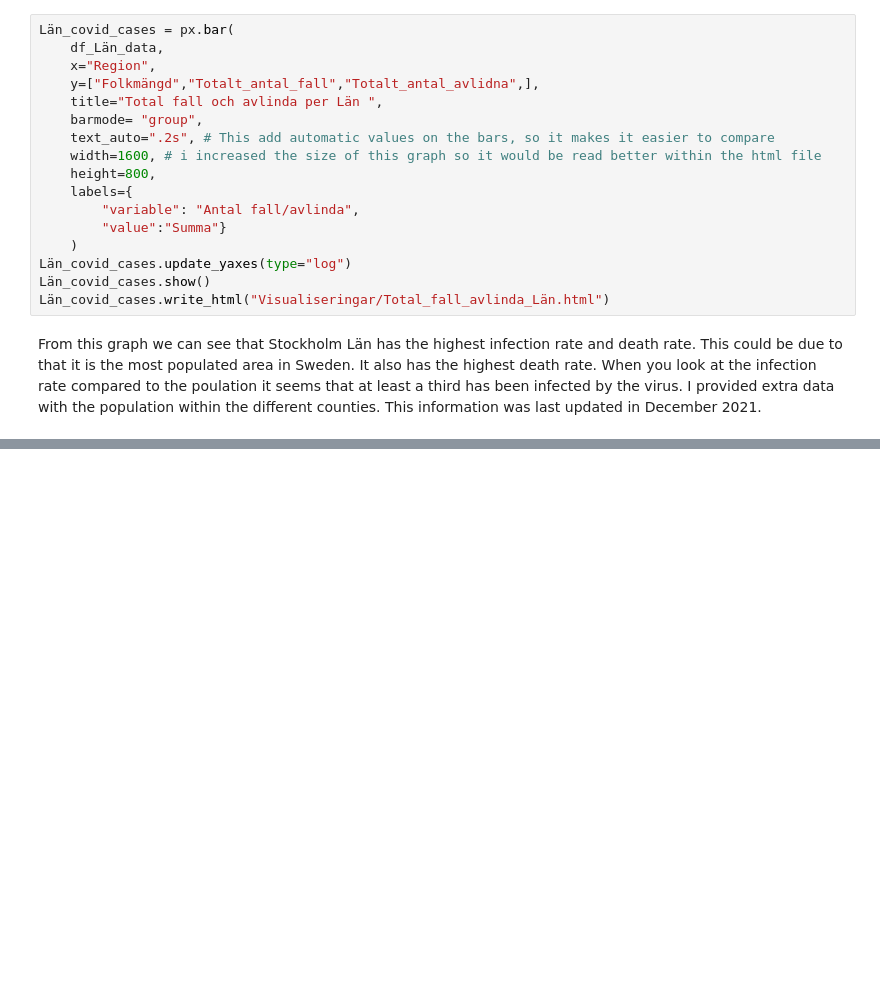
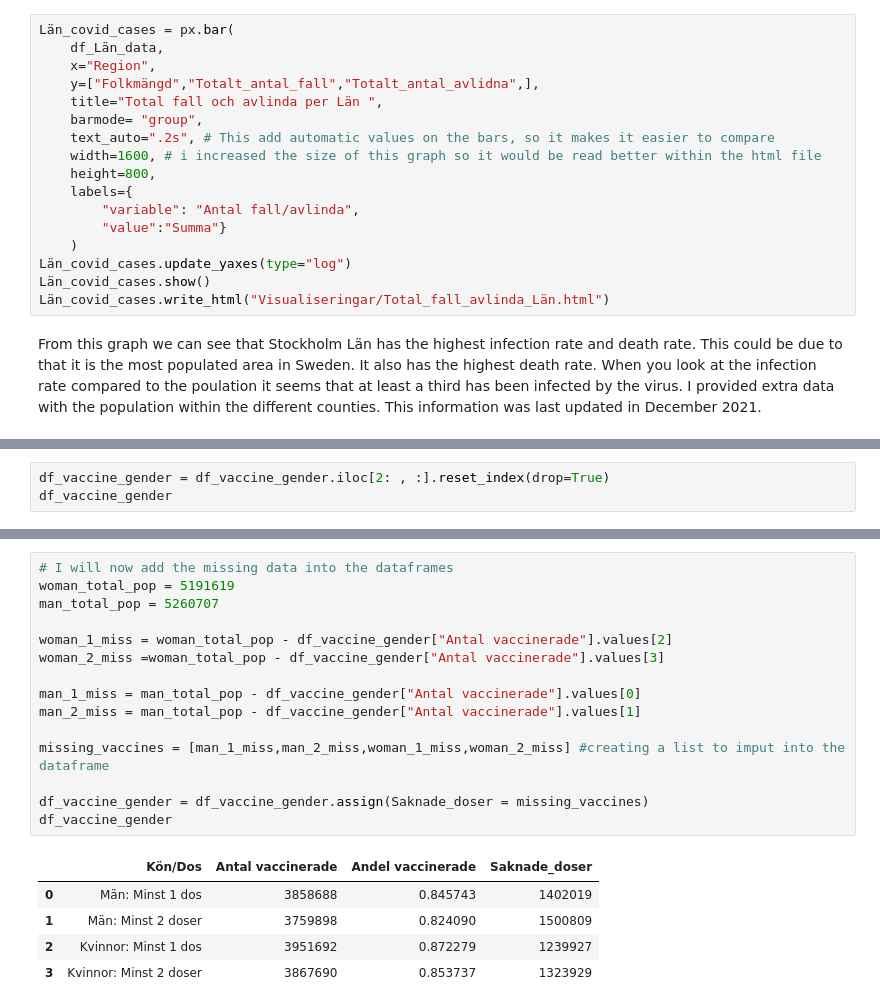
Before and after one commit to SCGlass/Data-Processing-Sam-Glass, a Jupyter notebook: Lab_Covid/Lab_exercise_3.ipynb, the cells around one changed output, grey strips where cells are left out. Drawn from its saved outputs; the diff is of its cells as text; blank space fills up the shorter version.

```diff
--- a/Lab_Covid/Lab_exercise_3.ipynb
+++ b/Lab_Covid/Lab_exercise_3.ipynb
@@ -205,0 +252,3 @@ From this graph we can see that Stockholm Län has the highest infection rate an
+# %%
+df_vaccine_gender = df_vaccine_gender.iloc[2: , :].reset_index(drop=True)
+df_vaccine_gender
@@ -205,0 +280,21 @@ From this graph we can see that Stockholm Län has the highest infection rate an
+# %%
+# I will now add the missing data into the dataframes
+woman_total_pop = 5191619
+man_total_pop = 5260707
+
+woman_1_miss = woman_total_pop - df_vaccine_gender["Antal vaccinerade"].values[2]
+woman_2_miss =woman_total_pop - df_vaccine_gender["Antal vaccinerade"].values[3]
+
+man_1_miss = man_total_pop - df_vaccine_gender["Antal vaccinerade"].values[0]
+man_2_miss = man_total_pop - df_vaccine_gender["Antal vaccinerade"].values[1]
+
+missing_vaccines = [man_1_miss,man_2_miss,woman_1_miss,woman_2_miss] #creating a list to imput into the dataframe
+
+df_vaccine_gender = df_vaccine_gender.assign(Saknade_doser = missing_vaccines)
+df_vaccine_gender
+# %% [output]
+|  | Kön/Dos | Antal vaccinerade | Andel vaccinerade | Saknade_doser |
+| 0 | Män: Minst 1 dos | 3858688 | 0.845743 | 1402019 |
+| 1 | Män: Minst 2 doser | 3759898 | 0.824090 | 1500809 |
+| 2 | Kvinnor: Minst 1 dos | 3951692 | 0.872279 | 1239927 |
+| 3 | Kvinnor: Minst 2 doser | 3867690 | 0.853737 | 1323929 |
```
Also changed, not shown: parts of 10 cells of this notebook, 2 other files.
